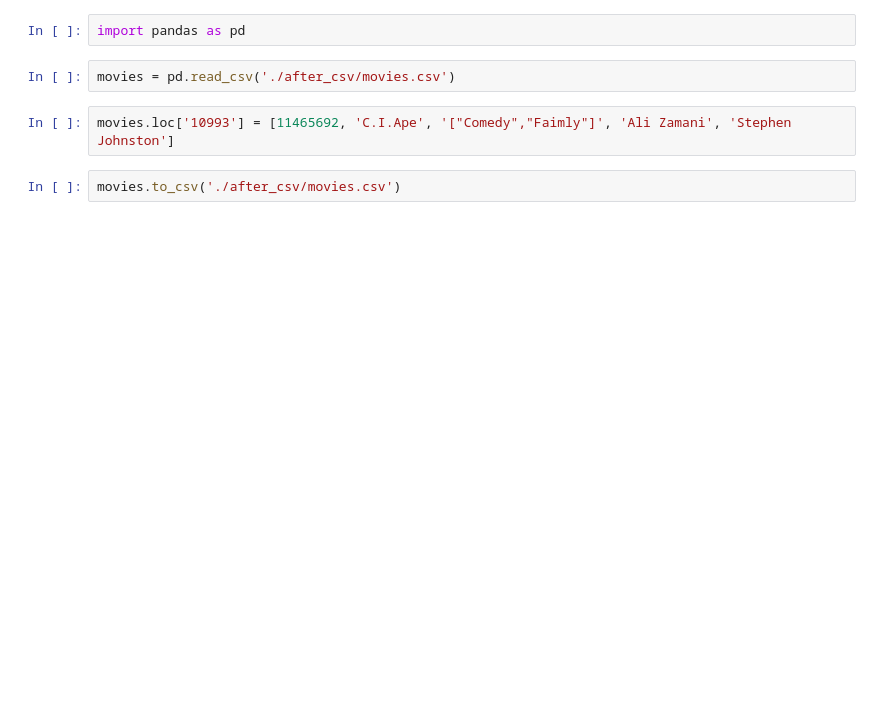
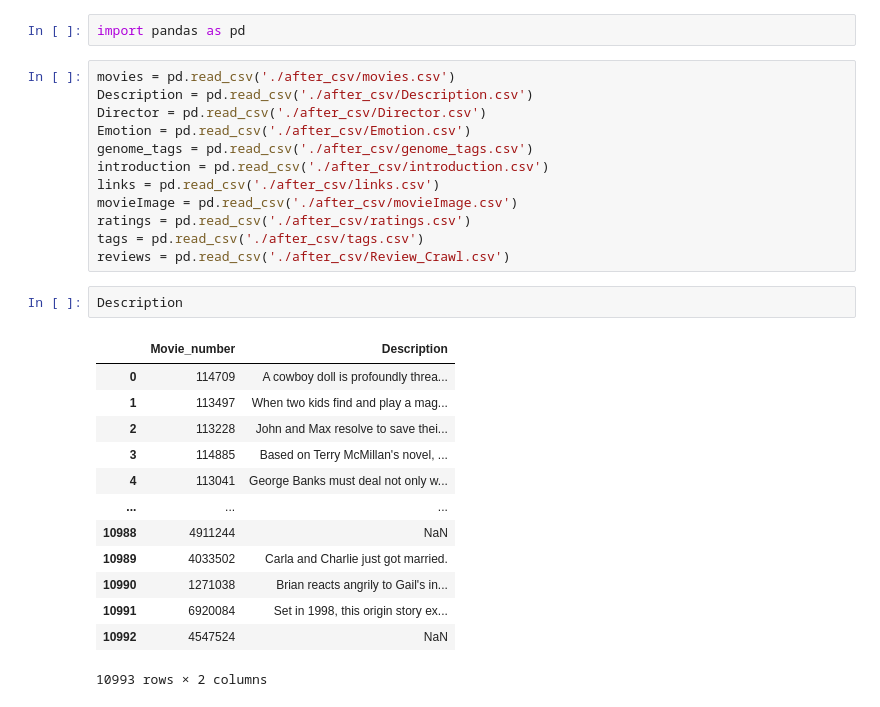
Before and after one commit to laits1/TIL, a Jupyter notebook: project/3) 파이널 프로젝트/코드 진행중/데이터 엔지니어/2) 데이터 병합/Untitled.ipynb, the cells around one changed output. Cells and saved outputs as stored; diff of their text form; blank space fills up the shorter version.

```diff
--- a/project/3) 파이널 프로젝트/코드 진행중/데이터 엔지니어/2) 데이터 병합/Untitled.ipynb
+++ b/project/3) 파이널 프로젝트/코드 진행중/데이터 엔지니어/2) 데이터 병합/Untitled.ipynb
@@ -1,8 +1,30 @@
 # %%
 import pandas as pd
-# %%
-movies = pd.read_csv('./after_csv/movies.csv')
-# %%
-movies.loc['10993'] = [11465692, 'C.I.Ape', '["Comedy","Faimly"]', 'Ali Zamani', 'Stephen Johnston']
-# %%
-movies.to_csv('./after_csv/movies.csv')
+# %%
+movies = pd.read_csv('./after_csv/movies.csv')
+Description = pd.read_csv('./after_csv/Description.csv')
+Director = pd.read_csv('./after_csv/Director.csv')
+Emotion = pd.read_csv('./after_csv/Emotion.csv')
+genome_tags = pd.read_csv('./after_csv/genome_tags.csv')
+introduction = pd.read_csv('./after_csv/introduction.csv')
+links = pd.read_csv('./after_csv/links.csv')
+movieImage = pd.read_csv('./after_csv/movieImage.csv')
+ratings = pd.read_csv('./after_csv/ratings.csv')
+tags = pd.read_csv('./after_csv/tags.csv')
+reviews = pd.read_csv('./after_csv/Review_Crawl.csv')
+# %%
+Description
+# %% [output]
+|  | Movie_number | Description |
+| 0 | 114709 | A cowboy doll is profoundly threa... |
+| 1 | 113497 | When two kids find and play a mag... |
+| 2 | 113228 | John and Max resolve to save thei... |
+| 3 | 114885 | Based on Terry McMillan's novel, ... |
+| 4 | 113041 | George Banks must deal not only w... |
+| ... | ... | ... |
+| 10988 | 4911244 | NaN |
+| 10989 | 4033502 | Carla and Charlie just got married. |
+| 10990 | 1271038 | Brian reacts angrily to Gail's in... |
+| 10991 | 6920084 | Set in 1998, this origin story ex... |
+| 10992 | 4547524 | NaN |
+10993 rows × 2 columns
```
Also changed, not shown: parts of 11 cells of this notebook, 43 other files.
